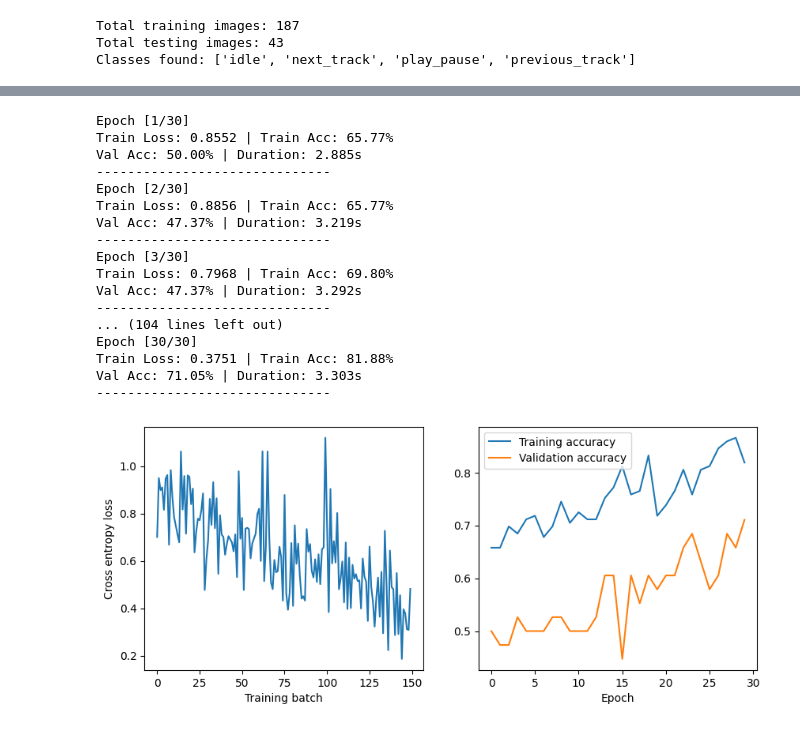
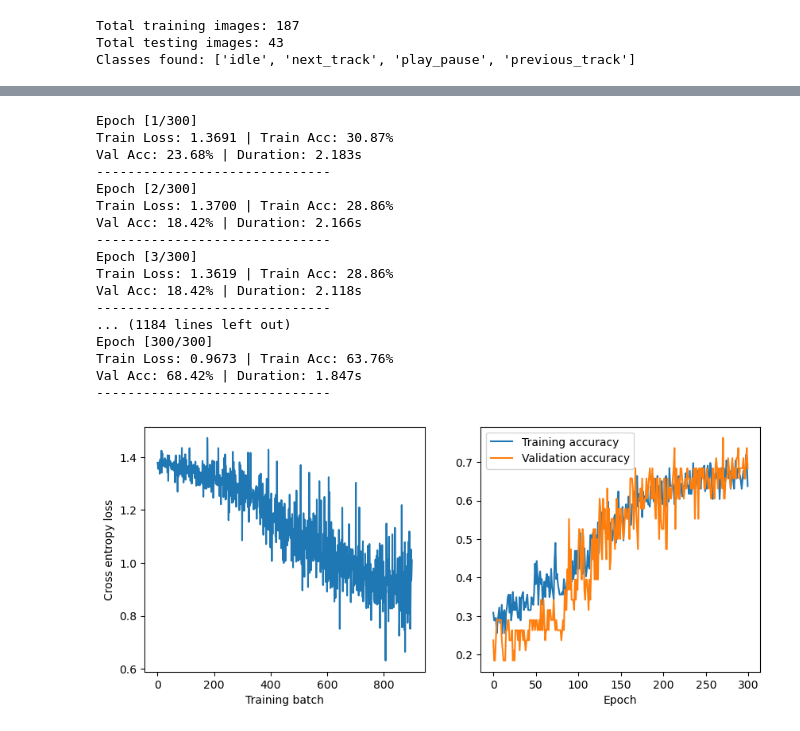
Before and after one commit to cookekieran/TinyML, a Jupyter notebook: CNN.ipynb, the cells around one changed output, grey strips where cells are left out. Saved outputs shown, nothing was run; the diff lists cells and outputs as text; code cells hidden in the pictures.

Commit message:
introduced TinyCNN

```diff
--- a/CNN.ipynb
+++ b/CNN.ipynb
@@ -115,0 +46,40 @@ CNN(
+# %%
+class TinyCNN(torch.nn.Module):
+    def __init__(self, num_outputs):
+        super(TinyCNN, self).__init__()
+
+        self.conv1 = nn.Conv2d(1, 16, kernel_size=3, stride=2, padding=1)
+        self.rl1 = nn.ReLU()
+
+        self.conv2 = nn.Conv2d(16, 32, kernel_size=3, stride=2, padding=1)
+        self.rl2 = nn.ReLU()
+
+        self.conv3 = nn.Conv2d(32, 64, kernel_size=3, stride=2, padding=1)
+        self.rl3 = nn.ReLU()
+
+        self.pool = nn.AdaptiveAvgPool2d(1)
+        self.flatten = nn.Flatten()
+
+        self.linear1 = nn.Linear(64, 32)
+        self.rl4 = nn.ReLU()
+        self.dropout1 = nn.Dropout(0.2) # Lower dropout is often better for TinyML
+        self.linear2 = nn.Linear(32, num_outputs)
+
+    def forward(self, x):
+        x = self.rl1(self.conv1(x))
+        x = self.rl2(self.conv2(x))
+        x = self.rl3(self.conv3(x))
+        x = self.pool(x)
+        x = self.flatten(x)
+        x = self.rl4(self.linear1(x))
+        x = self.dropout1(x)
+        x = self.linear2(x)
+        return x
+# %%
+def init_weights(m):
+    if type(m) == torch.nn.Linear or type(m) == torch.nn.Conv2d:
+        torch.nn.init.xavier_uniform_(m.weight)
+
+num_classes = 4
+model = TinyCNN(num_outputs=num_classes).to(device)
+model.apply(init_weights)
@@ -132,7 +117,7 @@ def evaluate_metric(model, data_iter, metric):
 # %%
 criterion = torch.nn.CrossEntropyLoss()
 optimizer = torch.optim.Adam(model.parameters(), lr=0.0005)
-num_epochs = 30
+num_epochs = 300
 
 losses = []
 train_accs = []
@@ -163,47 +148,47 @@ for epoch in range(num_epochs):
 
     train_acc = 100 * train_correct_count / train_total
     val_acc = evaluate_metric(model, val_loader, correct) * 100
 
     train_accs.append(train_acc / 100)
     test_accs.append(val_acc / 100)
 
     end_time = time.perf_counter()
     print(f"Epoch [{epoch+1}/{num_epochs}]")
     print(f"Train Loss: {train_loss/len(train_loader):.4f} | Train Acc: {train_acc:.2f}%")
     print(f"Val Acc: {val_acc:.2f}% | Duration: {end_time - start_time:.3f}s")
     print("-" * 30)
 
 plt.figure(figsize=(10, 4))
 plt.subplot(1, 2, 1)
 plt.plot(losses)
 plt.xlabel('Training batch')
 plt.ylabel('Cross entropy loss')
 
 plt.subplot(1, 2, 2)
 plt.plot(train_accs, label='Training accuracy')
 plt.plot(test_accs, label='Validation accuracy')
 plt.xlabel('Epoch')
 plt.legend(loc='best')
 plt.show()
 # %% [output]
-Epoch [1/30]
-Train Loss: 0.8552 | Train Acc: 65.77%
-Val Acc: 50.00% | Duration: 2.885s
+Epoch [1/300]
+Train Loss: 1.3691 | Train Acc: 30.87%
+Val Acc: 23.68% | Duration: 2.183s
 ------------------------------
-Epoch [2/30]
-Train Loss: 0.8856 | Train Acc: 65.77%
-Val Acc: 47.37% | Duration: 3.219s
+Epoch [2/300]
+Train Loss: 1.3700 | Train Acc: 28.86%
+Val Acc: 18.42% | Duration: 2.166s
 ------------------------------
-Epoch [3/30]
-Train Loss: 0.7968 | Train Acc: 69.80%
-Val Acc: 47.37% | Duration: 3.292s
+Epoch [3/300]
+Train Loss: 1.3619 | Train Acc: 28.86%
+Val Acc: 18.42% | Duration: 2.118s
 ------------------------------
-... (104 lines left out)
-Epoch [30/30]
-Train Loss: 0.3751 | Train Acc: 81.88%
-Val Acc: 71.05% | Duration: 3.303s
+... (1184 lines left out)
+Epoch [300/300]
+Train Loss: 0.9673 | Train Acc: 63.76%
+Val Acc: 68.42% | Duration: 1.847s
 ------------------------------
-[figure, old version]
+[figure, new version]
 # %%
 criterion = torch.nn.CrossEntropyLoss()
 optimizer = torch.optim.Adam(model.parameters(), lr=0.0005)
```
Also changed, not shown: parts of 6 cells of this notebook.
